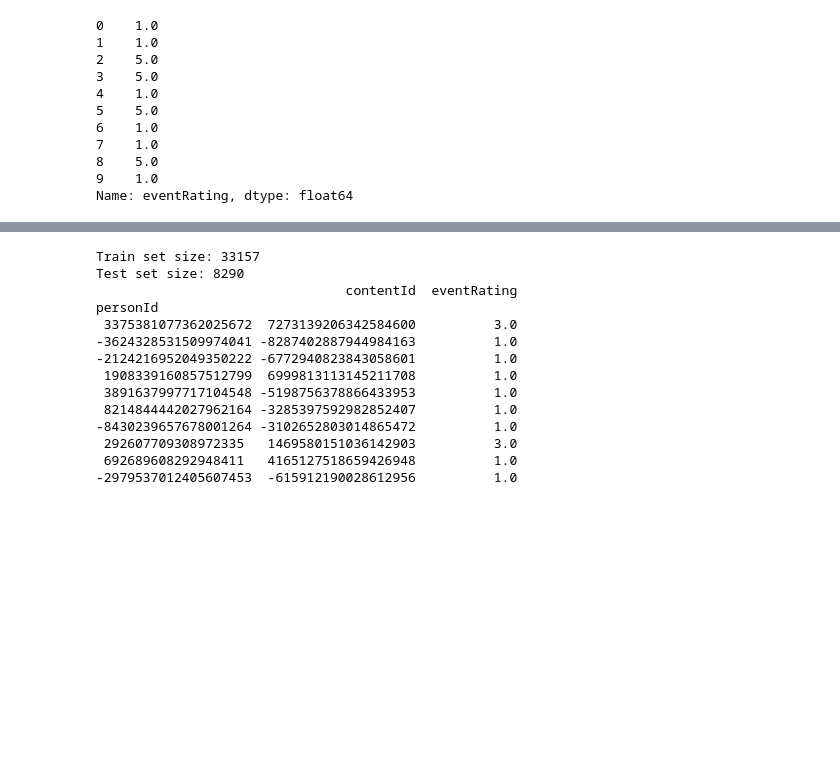
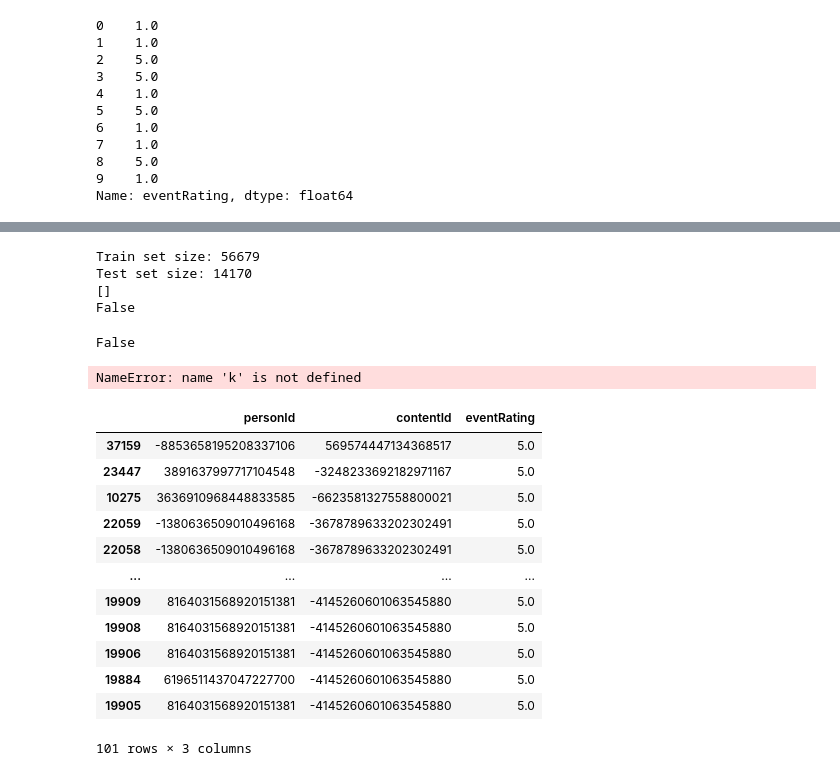
Before and after one commit to MK473203/NLP_project_35, a Jupyter notebook: project_1-3.ipynb, the cells around one changed output, grey strips where cells are left out. Cells and saved outputs as stored; diff of their text form; code cells hidden in the pictures; blank space fills up the shorter version.

```diff
--- a/project_1-3.ipynb
+++ b/project_1-3.ipynb
@@ -169,22 +180,16 @@ test_set_index = test_set.set_index('personId')
 
 print('Train set size:', len(train_set))
 print('Test set size:', len(test_set))
-print(test_set_index.head(10))
+af=[0 for i in range(0, len(list(test_set_index.index.unique().values))) if not (list(test_set_index.index.unique().values))[i] in user_ids]
+print(af)
+print((885269153482673496 in train_set.index.unique().values))
+885269153482673496 in interactions_df['personId']
 # %% [output]
-Train set size: 33157
-Test set size: 8290
-                                contentId  eventRating
-personId
- 3375381077362025672  7273139206342584600          3.0
--3624328531509974041 -8287402887944984163          1.0
--2124216952049350222 -6772940823843058601          1.0
- 1908339160857512799  6999813113145211708          1.0
- 3891637997717104548 -5198756378866433953          1.0
- 8214844442027962164 -3285397592982852407          1.0
--8430239657678001264 -3102652803014865472          1.0
- 292607709308972335   1469580151036142903          3.0
- 692689608292948411   4165127518659426948          1.0
--2979537012405607453  -615912190028612956          1.0
+Train set size: 56679
+Test set size: 14170
+[]
+False
+False
 # %%
 #from sklearn.neighbors import NearestNeighbors
 #knn = NearestNeighbors(metric='cosine', algorithm='brute')
@@ -235,6 +240,31 @@ personId
 
 #similar_ids = find_similar(content_id, item_matrix_sparse, contents, contents_inv, 10)
 #print(similar_ids)
+
+tm= train_set_index.pivot_table(index='personId', columns='contentId', values='eventRating', fill_value=0)
+tm.head(10)
+
+kNN = NearestNeighbors(n_neighbors=k, algorithm="brute", metric='cosine')
+kNN.fit(matrix)
+
+def find_similar(self, id, matrix, dictionary, dictionary_inv, k):
+
+        neighbour_ids = []
+        idx = dictionary.get(id)
+        #print("item name:", id, "item dict index:", idx)
+        vec = matrix[idx]
+        k+=1
+        kNN = NearestNeighbors(n_neighbors=k, algorithm="brute", metric='cosine')
+        kNN.fit(matrix)
+        vec = vec.reshape(1,-1)
+        neighbour = kNN.kneighbors(vec, return_distance=False)
+        for i in range(0,k):
+            n = neighbour.item(i)
+            neighbour_ids.append(dictionary_inv.get(n))
+        neighbour_ids.pop(0)
+        return neighbour_ids
+# %% [output]
+NameError: name 'k' is not defined
 # %%
 
 class CFrecommender:
@@ -245,10 +275,10 @@ class CFrecommender:
         self.item_matrix_sparse = csr_matrix(interactions_selected.T)
         self.user_matrix_sparse = csr_matrix(interactions_selected)
 
-        self.users = dict(zip(user_ids, list(range(len(interactions_df["personId"])))))
-        self.contents = dict(zip(content_ids, list(range(len(interactions_df["contentId"])))))
-        self.users_inv = dict(zip(list(range(len(interactions_df["personId"]))), user_ids))
-        self.contents_inv = dict(zip(list(range(len(interactions_df["contentId"]))), content_ids))
+        self.users = dict(zip(user_ids, list(range(len(user_ids)))))
+        self.contents = dict(zip(content_ids, list(range(len(content_ids)))))
+        self.users_inv = dict(zip(list(range(len(user_ids))), user_ids))
+        self.contents_inv = dict(zip(list(range(len(content_ids))), content_ids))
 
         self.item_based = item_based
         self.items = items
@@ -260,8 +290,8 @@ class CFrecommender:
     def find_similar(self, id, matrix, dictionary, dictionary_inv, k):
 
         neighbour_ids = []
-
         idx = dictionary.get(id)
+        #print("item name:", id, "item dict index:", idx)
         vec = matrix[idx]
         k+=1
         kNN = NearestNeighbors(n_neighbors=k, algorithm="brute", metric='cosine')
@@ -275,8 +305,9 @@ class CFrecommender:
         return neighbour_ids
 
     def users_highest_item(self, user_id):
-        user_list = interactions[interactions['personId'] == user_id]
+        user_list = interactions_df[interactions_df['personId'] == user_id]
         highest_rated_item = user_list[user_list['eventRating'] == max(user_list['eventRating'])]['contentId'].iloc[0]
+        #print(highest_rated_item)
         return(highest_rated_item)
 
     def recommend_items(self, user_id, items_to_ignore=[], topn=101, verbose=False):
@@ -288,35 +319,49 @@ class CFrecommender:
             recommendations = interactions_df[interactions_df['contentId'].isin(recommended_items)]
 
         else:
             #find similar users using cosine similarity, then find highest rated item for each highest rating user
             similar_user_to = self.find_similar(id=user_id, matrix=self.user_matrix_sparse, dictionary=self.users, dictionary_inv=self.users_inv, k=topn)
             recommended_items = [self.users_highest_item(user) for user in similar_user_to]
             recommendations = interactions_df[interactions_df['contentId'].isin(recommended_items)]
 
         #sort recommended items based on event rating
-        #print(recommendations)
+        #print(len(recommendations))
         #sorted_user_predictions = recommendations.sort_values(ascending=False).reset_index()
 
         # Recommend the highest predicted rating items that user has not interacted with
         #print(recommendations)
         recommendations_df = recommendations[~recommendations['contentId'].isin(items_to_ignore)].sort_values(by='eventRating', ascending = False).head(topn)
 
         if verbose:
             if self.items_df is None:
                 raise Exception('"items_df" is required in verbose mode')
 
             recommendations_df = recommendations_df.merge(self.items, how = 'left',
                                                           left_on = 'contentId',
                                                           right_on = 'contentId')[['eventRating', 'contentId', 'title', 'url', 'lang']]
 
 
         return recommendations_df
 
 #users = dict(zip(user_ids, list(range(len(interactions_df["personId"])))))
 #print(users.get(list(test_set.T.index)[0]))
 user_recommender_model = CFrecommender(items=articles, item_based=False)
 item_recommender_model = CFrecommender(items=articles, item_based=True)
-#user_recommender_model.recommend_items(user_ids[1])
+item_recommender_model.recommend_items(-9016528795238256703)
+# %% [output]
+|  | personId | contentId | eventRating |
+| 37159 | -8853658195208337106 | 569574447134368517 | 5.0 |
+| 23447 | 3891637997717104548 | -3248233692182971167 | 5.0 |
+| 10275 | 3636910968448833585 | -6623581327558800021 | 5.0 |
+| 22059 | -1380636509010496168 | -3678789633202302491 | 5.0 |
+| 22058 | -1380636509010496168 | -3678789633202302491 | 5.0 |
+| ... | ... | ... | ... |
+| 19909 | 8164031568920151381 | -4145260601063545880 | 5.0 |
+| 19908 | 8164031568920151381 | -4145260601063545880 | 5.0 |
+| 19906 | 8164031568920151381 | -4145260601063545880 | 5.0 |
+| 19884 | 6196511437047227700 | -4145260601063545880 | 5.0 |
+| 19905 | 8164031568920151381 | -4145260601063545880 | 5.0 |
+101 rows × 3 columns
 # %%
 class Recall_n:
 
```
Also changed, not shown: parts of 5 cells of this notebook.
